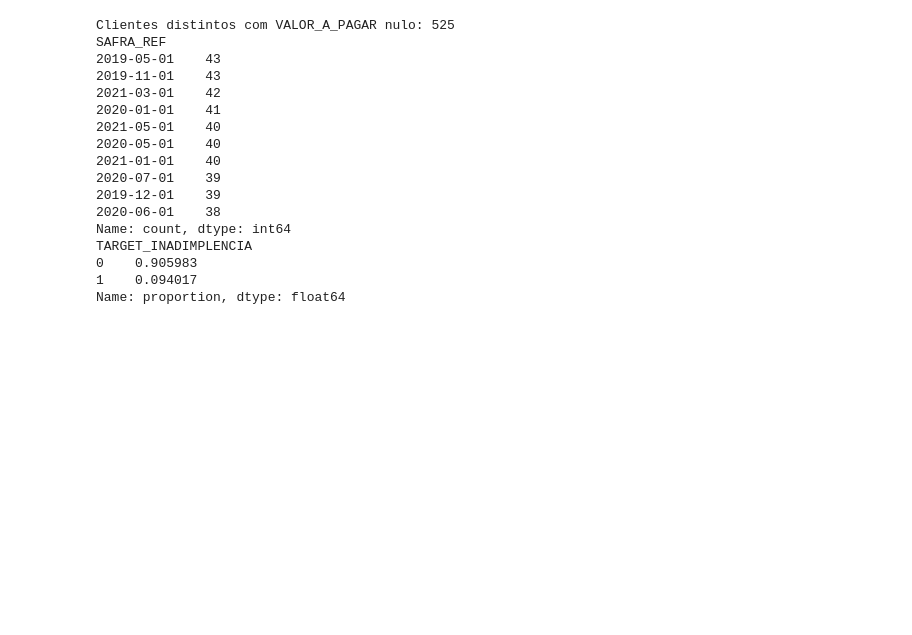
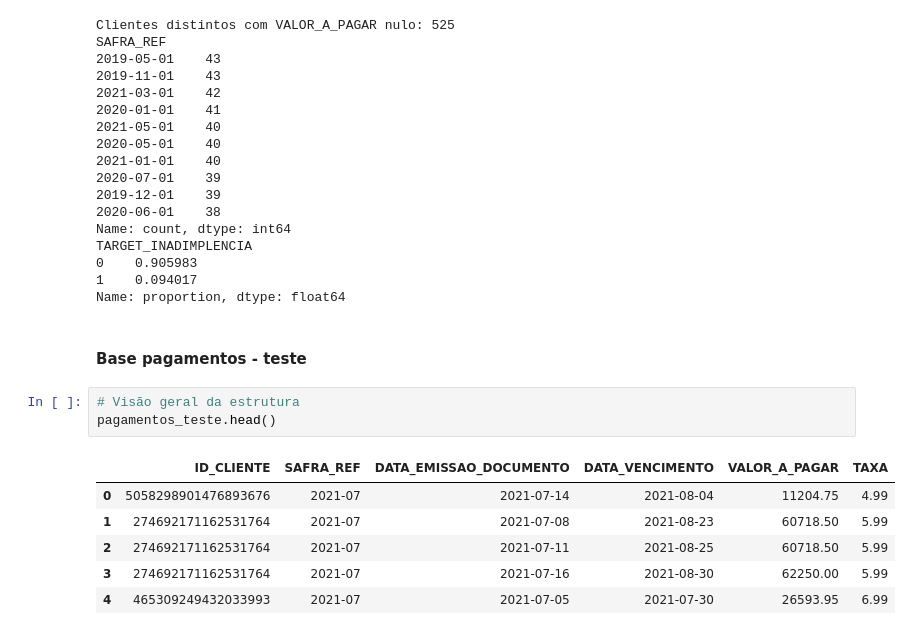
Before and after one commit to Gabverz/datarisk-case-ds-junior, a Jupyter notebook: notebooks/previsao_inadimplencia.ipynb, the cells around one changed output. Cells and saved outputs as stored; diff of their text form; blank space fills up the shorter version.

Commit message:
reverte remocao de registros inconsistentes apos identificar forte associacao com inadimplencia; conclui EDA da base_pagamentos_teste

```diff
--- a/notebooks/previsao_inadimplencia.ipynb
+++ b/notebooks/previsao_inadimplencia.ipynb
@@ -416,3 +420,15 @@ TARGET_INADIMPLENCIA
 0    0.905983
 1    0.094017
 Name: proportion, dtype: float64
+# %% [markdown]
+#### Base pagamentos - teste
+# %%
+# Visão geral da estrutura
+pagamentos_teste.head()
+# %% [output]
+|  | ID_CLIENTE | SAFRA_REF | DATA_EMISSAO_DOCUMENTO | DATA_VENCIMENTO | VALOR_A_PAGAR | TAXA |
+| 0 | 5058298901476893676 | 2021-07 | 2021-07-14 | 2021-08-04 | 11204.75 | 4.99 |
+| 1 | 274692171162531764 | 2021-07 | 2021-07-08 | 2021-08-23 | 60718.50 | 5.99 |
+| 2 | 274692171162531764 | 2021-07 | 2021-07-11 | 2021-08-25 | 60718.50 | 5.99 |
+| 3 | 274692171162531764 | 2021-07 | 2021-07-16 | 2021-08-30 | 62250.00 | 5.99 |
+| 4 | 465309249432033993 | 2021-07 | 2021-07-05 | 2021-07-30 | 26593.95 | 6.99 |
```
Also changed, not shown: parts of 6 cells of this notebook.
